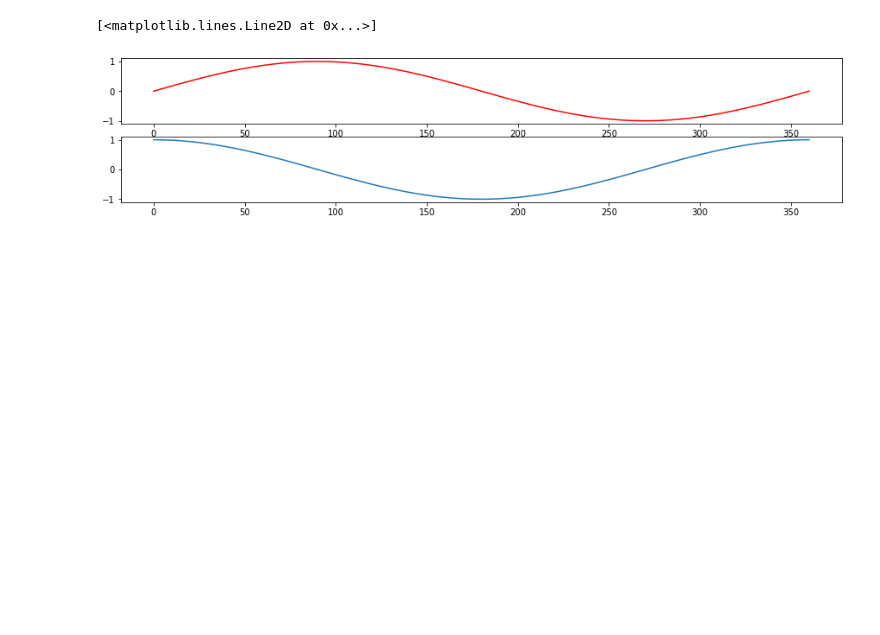
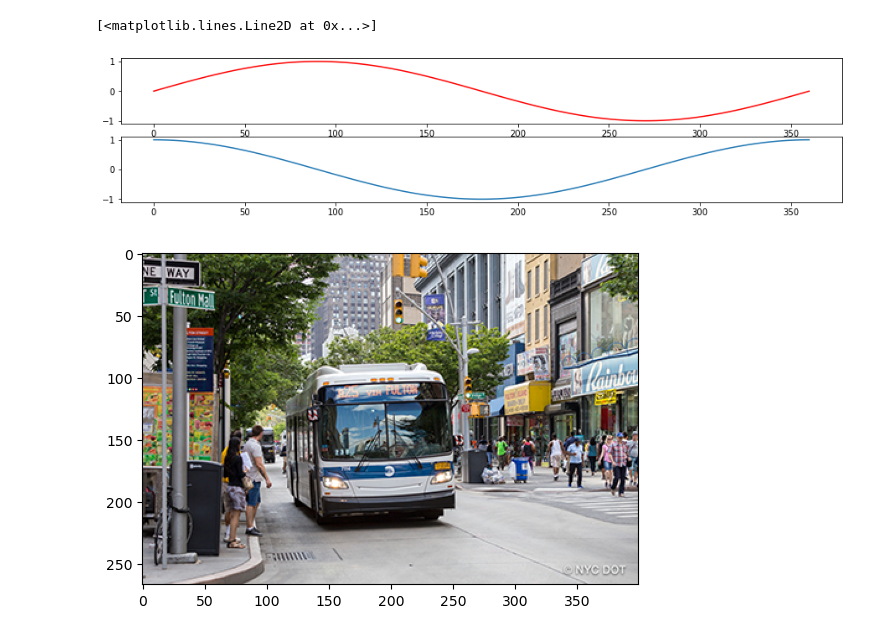
Before and after one commit to KiaShamaei/dataScience, a Jupyter notebook: mathplotlib/twinx.ipynb, the cells around one changed output. Cells and saved outputs as stored; diff of their text form; code cells hidden in the pictures; blank space fills up the shorter version.

```diff
--- a/mathplotlib/twinx.ipynb
+++ b/mathplotlib/twinx.ipynb
@@ -26,0 +29,5 @@ plt.plot(x,y1, )
+# %%
+image = np.array(Image.open('1.jpg'))
+plt.imshow(image);
+# %% [output]
+[figure, added]
```
Also changed, not shown: parts of 4 cells of this notebook, 1 other file.
